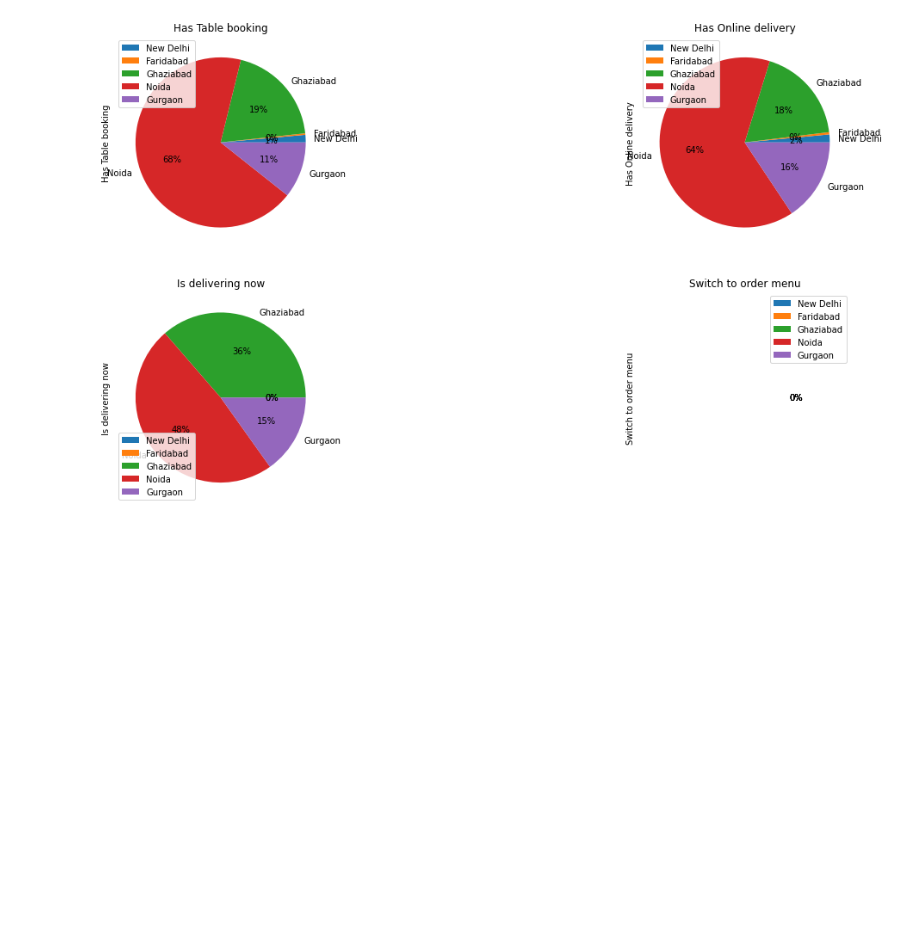
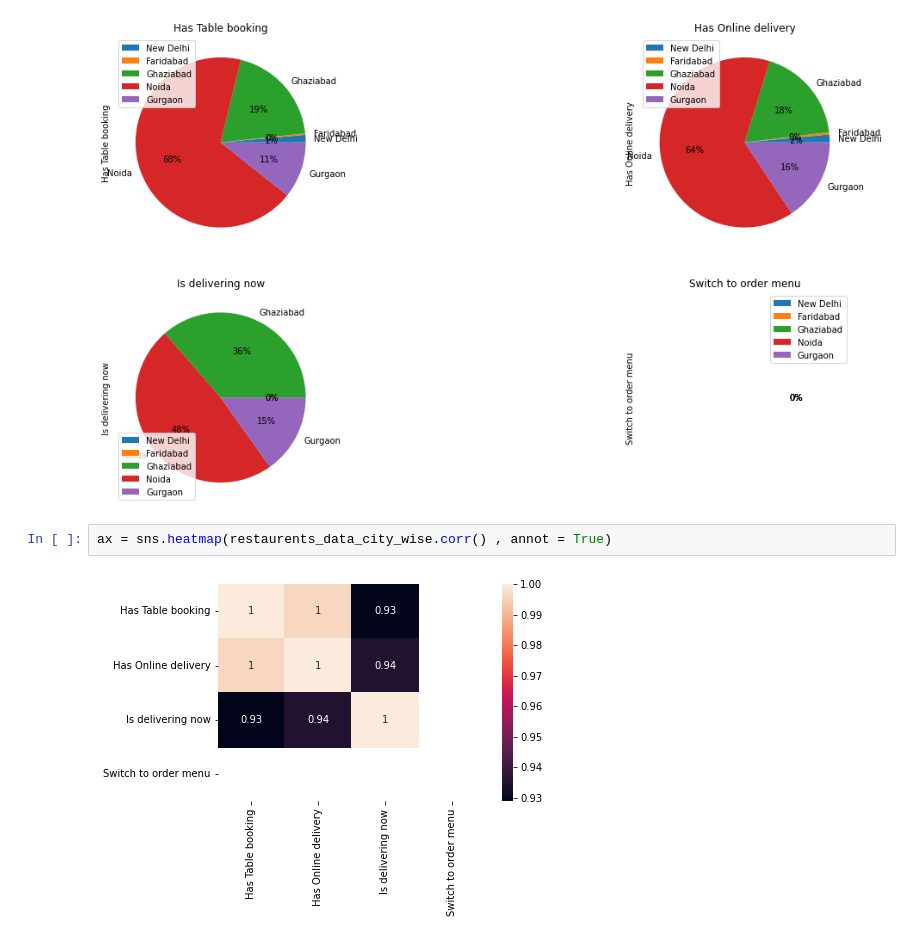
Before and after one commit to kapilkumar2001/restaurents_data_analysis_and_visualization, a Jupyter notebook: Project_201951079_201951060.ipynb, the cells around one changed output. Saved outputs shown, nothing was run; the diff lists cells and outputs as text; blank space fills up the shorter version.

```diff
--- a/Project_201951079_201951060.ipynb
+++ b/Project_201951079_201951060.ipynb
@@ -297,3 +297,7 @@ df_restaurents.plot.pie(x='City',y='Switch to order menu',labels=label, autopct=
 plt.show()
 # %% [output]
 [figure]
+# %%
+ax = sns.heatmap(restaurents_data_city_wise.corr() , annot = True)
+# %% [output]
+[figure, added]
```
Also changed, not shown: parts of 1 cell of this notebook, 1 other file.
